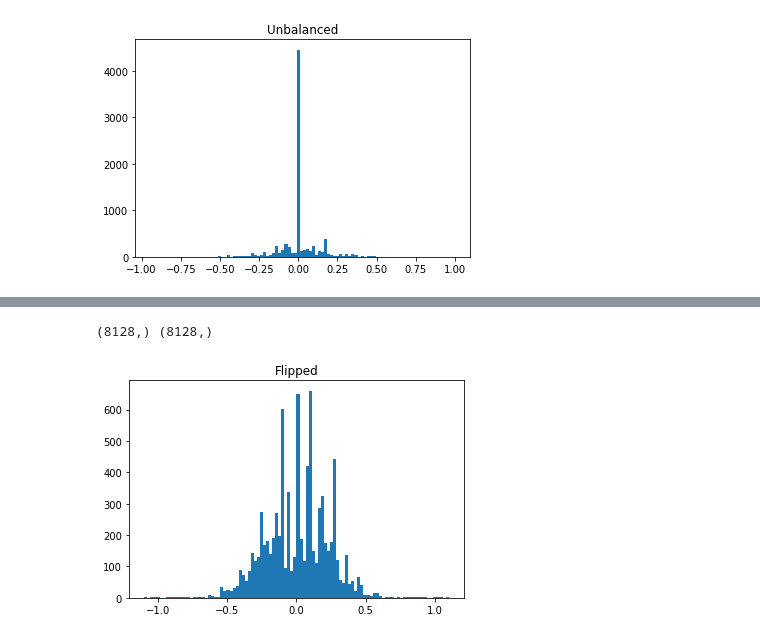
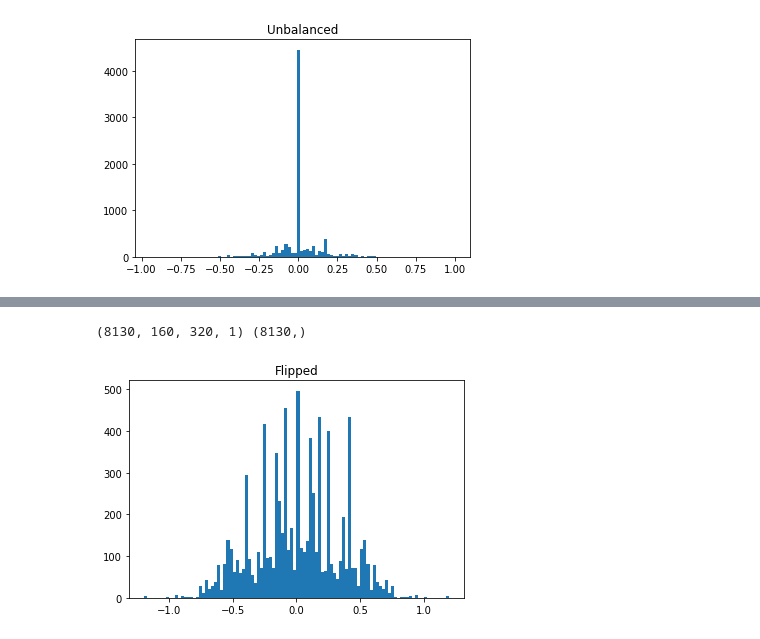
Before and after one commit to subhash/CarND-Behavioral-Cloning, a Jupyter notebook: Trial.ipynb, the cells around one changed output, grey strips where cells are left out. Drawn from its saved outputs; the diff is of its cells as text; code cells hidden in the pictures.

```diff
--- a/Trial.ipynb
+++ b/Trial.ipynb
@@ -21,10 +21,11 @@ plt.show()
 import random
 
 limit = 0.1
-nb_normal = 700
+nb_normal = 500
 nb_extreme = 2000
 normal = np.abs(data[:,3]) < limit
 extreme = np.abs(data[:,3]) > limit
+print(len(data[normal]), len(data[extreme]))
 normal_choice = np.random.choice(data[normal].shape[0], nb_normal)
 extreme_choice = np.random.choice(data[extreme].shape[0], nb_extreme)
 normal_data = data[normal][normal_choice]
@@ -41,12 +43,12 @@ plt.show()
 from sklearn.utils import shuffle
 
 c, l, r, st, _, _, _ = np.split(sampled_data, 7, axis=1)
-adj = 0.1
+adj = 0.25
 balanced_feats = np.append(c, l)
 balanced_feats = np.append(balanced_feats, r)
 balanced_labels = np.append(st, st + adj)
 balanced_labels = np.append(balanced_labels, st - adj)
-balanced_feats, balanced_labels = shuffle(balanced_feats, balanced_labels)
+#balanced_feats, balanced_labels = shuffle(balanced_feats, balanced_labels)
 print(balanced_feats.shape, balanced_labels.shape)
 
 _ = plt.hist(balanced_labels, bins=100)
@@ -57,0 +72,16 @@ plt.show()
+# %%
+import cv2
+
+image_features = np.array([
+        cv2.cvtColor(cv2.imread(os.path.join(dir, f)), cv2.COLOR_BGR2YUV)[:,:,0:1]
+    for f in balanced_feats])
+image_labels = balanced_labels
+samples = np.random.choice(image_features.shape[0], 3)
+print(samples)
+f = plt.figure(figsize=(25,14))
+for i in range(len(samples)):
+    s = f.add_subplot(2,4,i+1)
+    s.imshow(image_features[samples[i]][:,:,0], cmap='gray')
+print(image_labels[samples])
+print(image_features.shape)
+plt.show()
@@ -58,13 +93,14 @@ plt.show()
 # %%
-flip_limit = 0.75
-flip = np.logical_or(balanced_labels < -flip_limit, balanced_labels > flip_limit)
-flipped_feats = np.append(balanced_feats, balanced_feats[flip])
-flipped_labels = np.append(balanced_labels, - balanced_labels[flip])
-print(flipped_feats.shape, flipped_labels.shape)
+flip_limit = 0.5
+flip = np.logical_or(image_labels < -flip_limit, image_labels > flip_limit)
+flipped_feats = [np.fliplr(f) for f in image_features[flip]]
+features = np.append(image_features, flipped_feats, axis=0)
+labels = np.append(image_labels, -image_labels[flip], axis=0)
+print(features.shape, labels.shape)
 
-_ = plt.hist(flipped_labels, bins=100)
+_ = plt.hist(labels, bins=100)
 plt.title('Flipped')
 plt.show()
 # %% [output]
-(8128,) (8128,)
+(8130, 160, 320, 1) (8130,)
-[figure, old version]
+[figure, new version]
```
Also changed, not shown: parts of 8 cells of this notebook.
